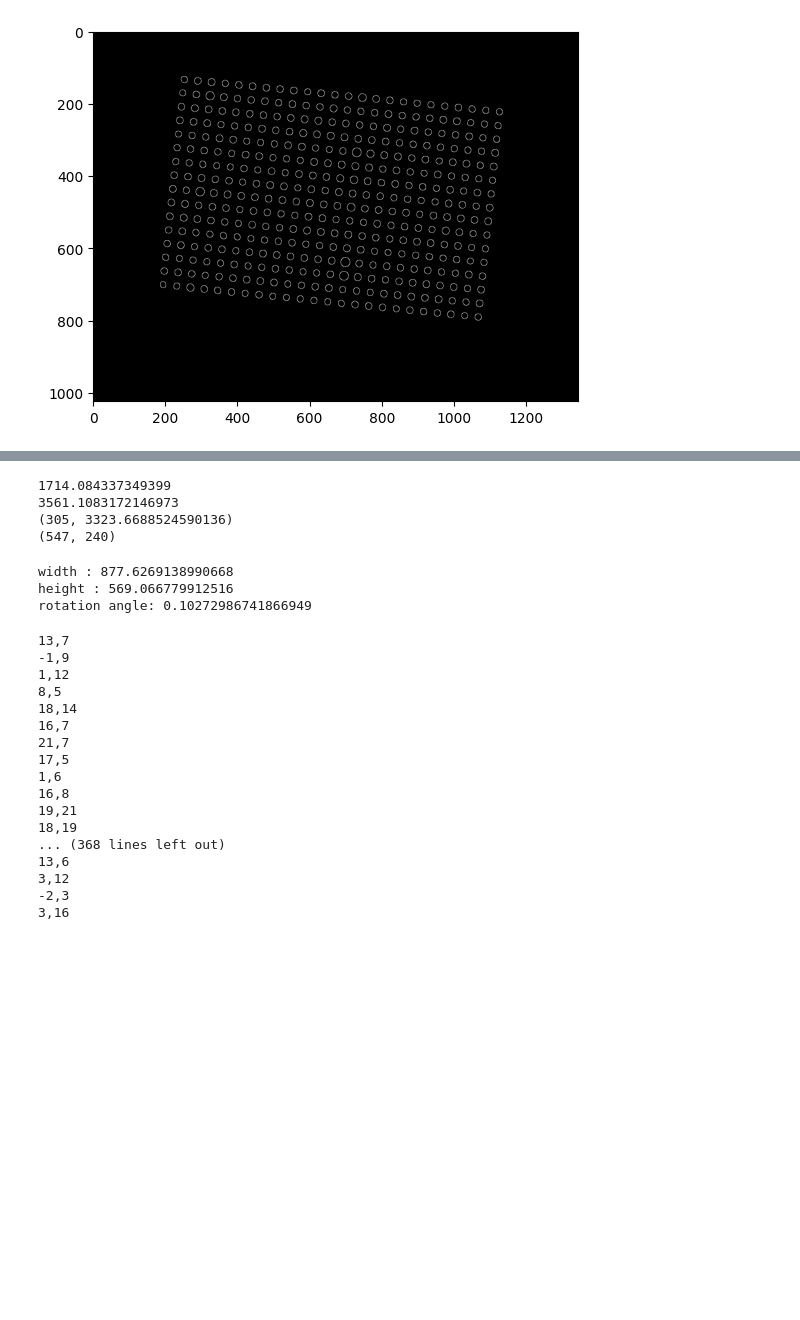
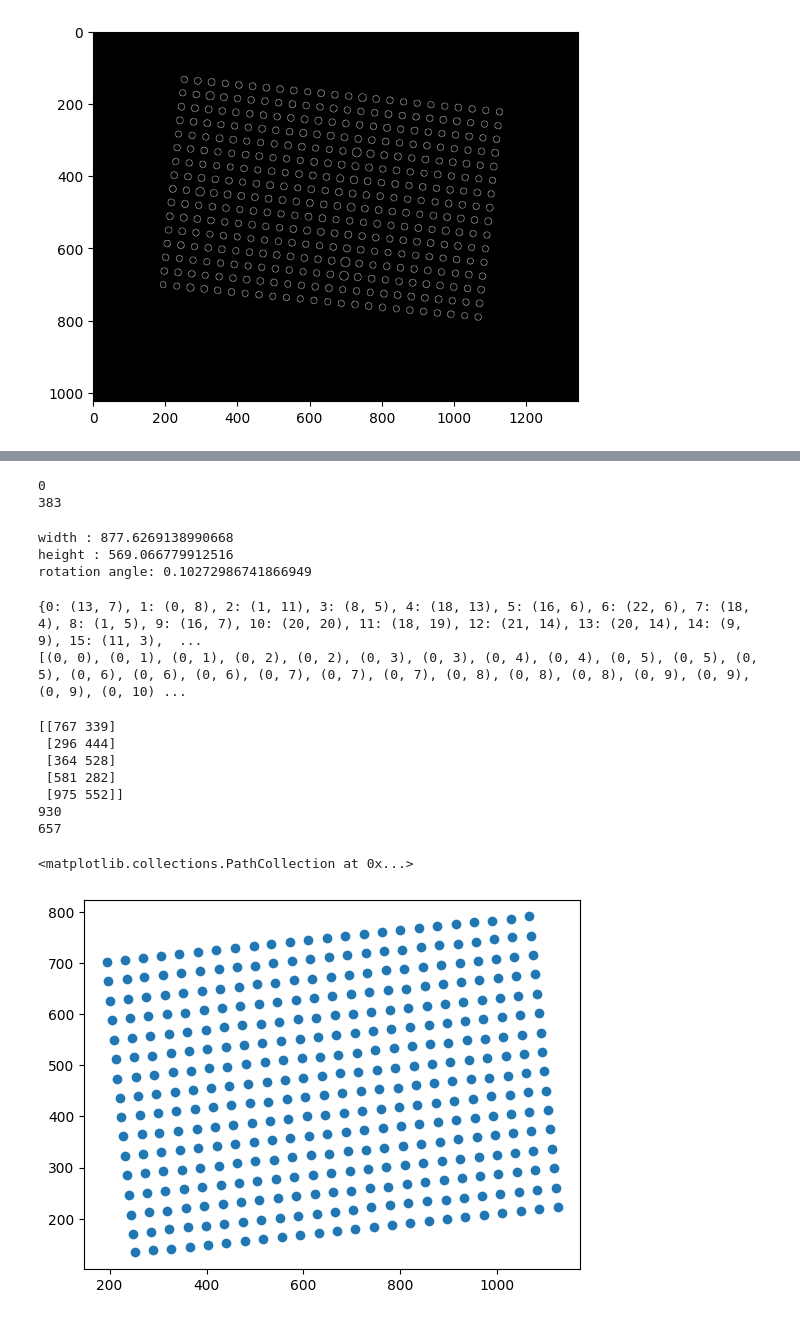
Before and after one commit to nishaq503/RT-CETSA-Analysis, a Jupyter notebook: notebooks/process_plate.ipynb, the cells around one changed output, grey strips where cells are left out. Saved outputs shown, nothing was run; the diff lists cells and outputs as text; code cells hidden in the pictures; blank space fills up the shorter version.

```diff
--- a/notebooks/process_plate.ipynb
+++ b/notebooks/process_plate.ipynb
@@ -97,19 +99,15 @@ value_means = values_sums / IDsums
 value_means_corrected = value_means - background_value
 object_index = {i:(IDsums[itr],value_means_corrected[itr]) for itr,i in enumerate(unqID) if i!=0}
 
-# discard the background
-value_means_corrected = value_means_corrected[1:]
 
-print(np.min(value_means_corrected))
-print(np.max(value_means_corrected))
+print(np.min(unqID))
+print(np.max(unqID))
 
-print(object_index[1])
-print(well_index[object_index[1][0]])
+# print(object_index[101])
+# print(well_index[object_index[101][0]])
 # %% [output]
-1714.084337349399
-3561.1083172146973
-(305, 3323.6688524590136)
-(547, 240)
+0
+383
 # %%
 min_x = np.argmin(cx)
 max_x = np.argmax(cx)
@@ -159,7 +157,7 @@ def rotate(origin, point, angle):
 
 well_index_rotated = {}
 for key, (x,y) in well_index.items():
-    well_index_rotated[key] = rotate((0,0), (x,y), angle)
+    well_index_rotated[key] = rotate(top_left, (x,y), angle)
 
 well_index_rotated_translated = {}
 for key, (x,y) in well_index_rotated.items():
@@ -169,23 +167,42 @@ well_coords = {}
 for key, (x,y) in well_index_rotated_translated.items():
     col = math.floor(24 * x / width)
     row = math.floor(16 * y / height)
-    print(f"{col},{row}")
     well_coords[key] = (0 if col < 0 else col, 0 if row < 0 else row)
+
+print(well_coords)
+
+coords = [val for _, val in well_coords.items()]
+coords = sorted(coords)
+
+print(coords)
 # %% [output]
-13,7
--1,9
-1,12
-8,5
-18,14
-16,7
-21,7
-17,5
-1,6
-16,8
-19,21
-18,19
-... (368 lines left out)
-13,6
-3,12
--2,3
-3,16
+{0: (13, 7), 1: (0, 8), 2: (1, 11), 3: (8, 5), 4: (18, 13), 5: (16, 6), 6: (22, 6), 7: (18, 4), 8: (1, 5), 9: (16, 7), 10: (20, 20), 11: (18, 19), 12: (21, 14), 13: (20, 14), 14: (9, 9), 15: (11, 3),  ...
+[(0, 0), (0, 1), (0, 1), (0, 2), (0, 2), (0, 3), (0, 3), (0, 4), (0, 4), (0, 5), (0, 5), (0, 5), (0, 6), (0, 6), (0, 6), (0, 7), (0, 7), (0, 7), (0, 8), (0, 8), (0, 8), (0, 9), (0, 9), (0, 9), (0, 10) ...
+# %%
+wells_centers = np.array([val for key, val in well_index.items()])
+# print(wells_centers)
+print(wells_centers[0:5])
+
+max = np.max(wells_centers, axis=0)
+min = np.min(wells_centers, axis=0)
+
+width, height = max - min
+print(width)
+print(height)
+#y
+y = wells_centers[:,1]
+
+#x
+x = wells_centers[:,0]
+
+plt.scatter(x,y)
+# %% [output]
+[[767 339]
+ [296 444]
+ [364 528]
+ [581 282]
+ [975 552]]
+930
+657
+<matplotlib.collections.PathCollection at 0x...>
+[figure, added]
```
Also changed, not shown: parts of 5 cells of this notebook, 2 other files.
